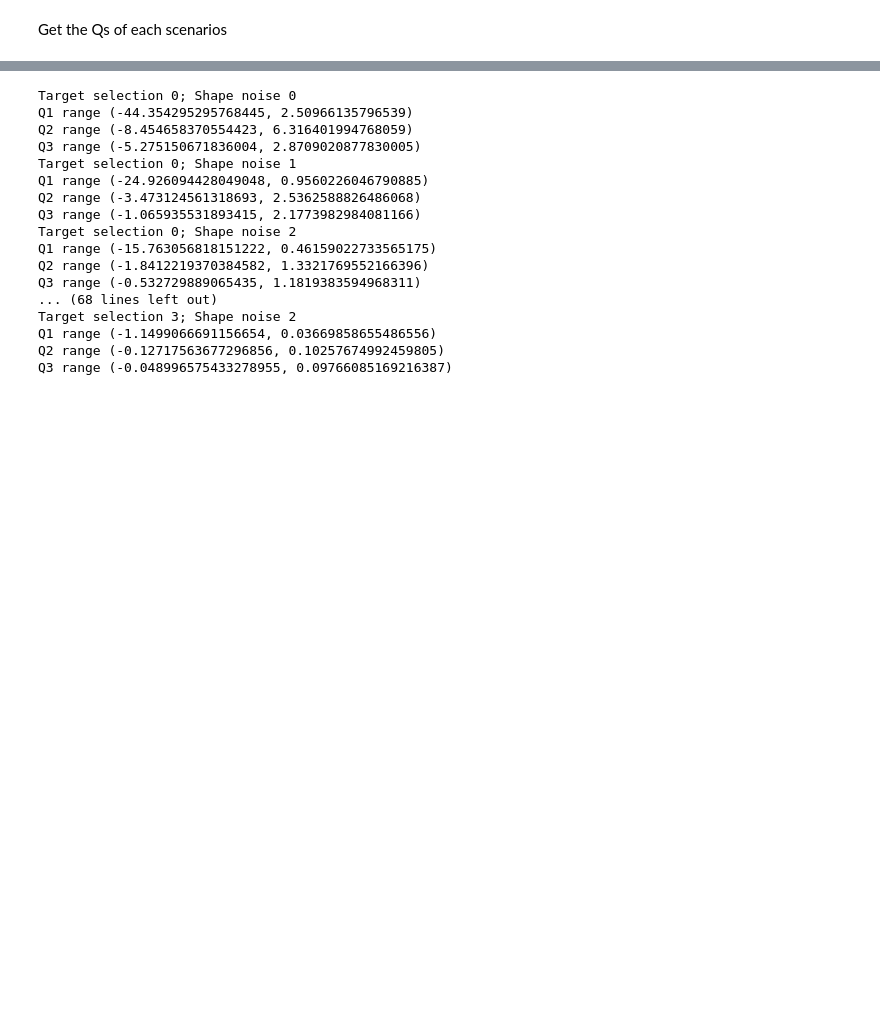
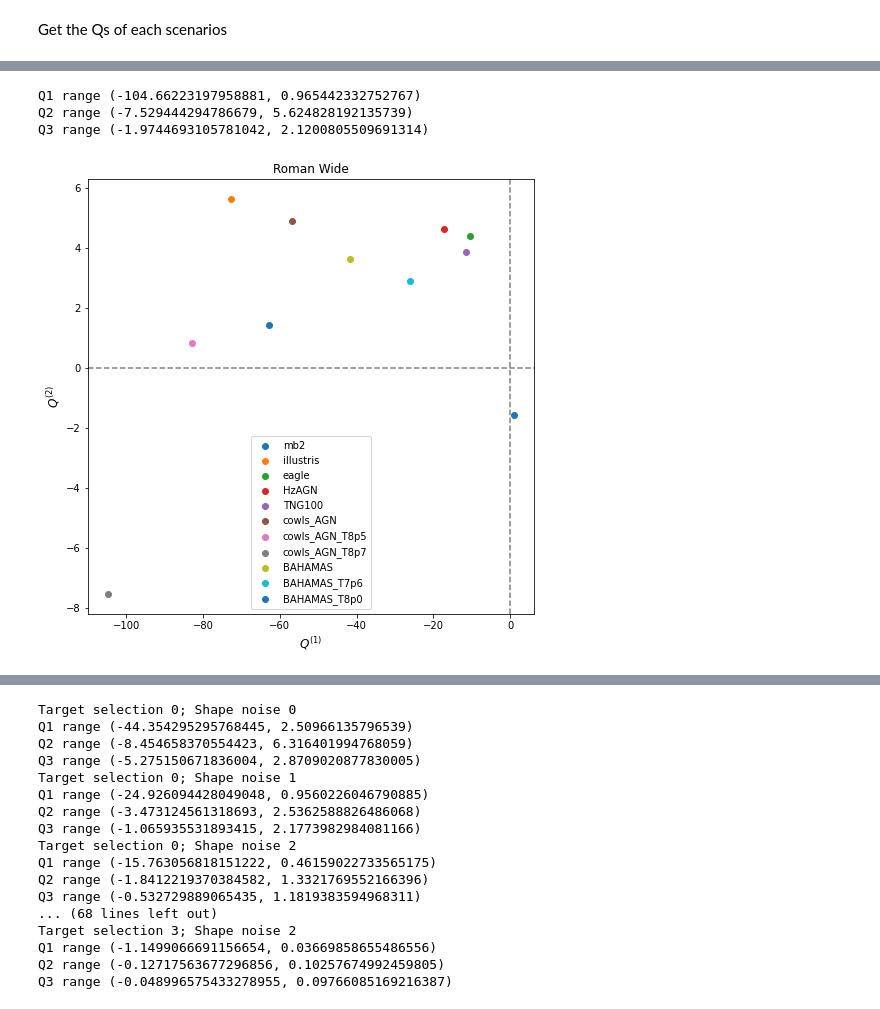
Before and after one commit to CosmoLike/KL_Roman, a Jupyter notebook: GeneratePCs.ipynb, the cells around one changed output, grey strips where cells are left out. Cells and saved outputs as stored; diff of their text form; code cells hidden in the pictures; blank space fills up the shorter version.

```diff
--- a/GeneratePCs.ipynb
+++ b/GeneratePCs.ipynb
@@ -133,0 +188,48 @@ for i in range(6): # target selection
+# %%
+### Wide Tier
+Qs_range_9sim = []
+# for i in range(6): # target selection
+#     for j in range(6): # shape noise (different weights)
+Qs_dict = {}
+for sce in bary_scenarios:
+    #Qs = get_PC_amplitude(covfmt%(i,j), PCs_fmt%(i,j,9), dvfmt%(i,0), sce)
+    Qs = get_PC_amplitude(covfmt, PCs_fmt%(9), dvfmt, sce)
+    Qs_dict[sce] = Qs
+Qs_range_9sim.append(Qs_dict)
+
+Qs_range_10sim = []
+# for i in range(6): # target selection
+#     for j in range(6): # shape noise (different weights)
+Qs_dict = {}
+for sce in bary_scenarios:
+#     Qs = get_PC_amplitude(covfmt%(i,j), PCs_fmt%(i,j,10), dvfmt%(i,0), sce)
+    Qs = get_PC_amplitude(covfmt, PCs_fmt%(10), dvfmt, sce)
+    Qs_dict[sce] = Qs
+Qs_range_10sim.append(Qs_dict)
+# %%
+### Wide Tier
+### Q1: [-120, 0]
+### Q2: [-8, 6]
+fig, ax = plt.subplots(1,1, figsize=[8,8])
+Q1s, Q2s, Q3s = [], [], []
+for k,v in Qs_range_9sim[0].items():
+    ax.scatter(v[0], v[1], label=k)
+    Q1s.append(v[0])
+    Q2s.append(v[1])
+    Q3s.append(v[2])
+print(f'Q1 range ({np.min(Q1s)}, {np.max(Q1s)})')
+print(f'Q2 range ({np.min(Q2s)}, {np.max(Q2s)})')
+print(f'Q3 range ({np.min(Q3s)}, {np.max(Q3s)})')
+ax.set_title("Roman Wide")
+ax.set_xlabel(r'$Q^{(1)}$', fontsize=12)
+ax.set_ylabel(r'$Q^{(2)}$', fontsize=12)
+ax.axvline(0, ls='--', color='grey')
+ax.axhline(0, ls='--', color='grey')
+ax.legend()
+
+plt.show()
+# %% [output]
+Q1 range (-104.66223197958881, 0.965442332752767)
+Q2 range (-7.529444294786679, 5.624828192135739)
+Q3 range (-1.9744693105781042, 2.1200805509691314)
+[figure, added]
```
Also changed, not shown: parts of 10 cells of this notebook, 9 other files.
